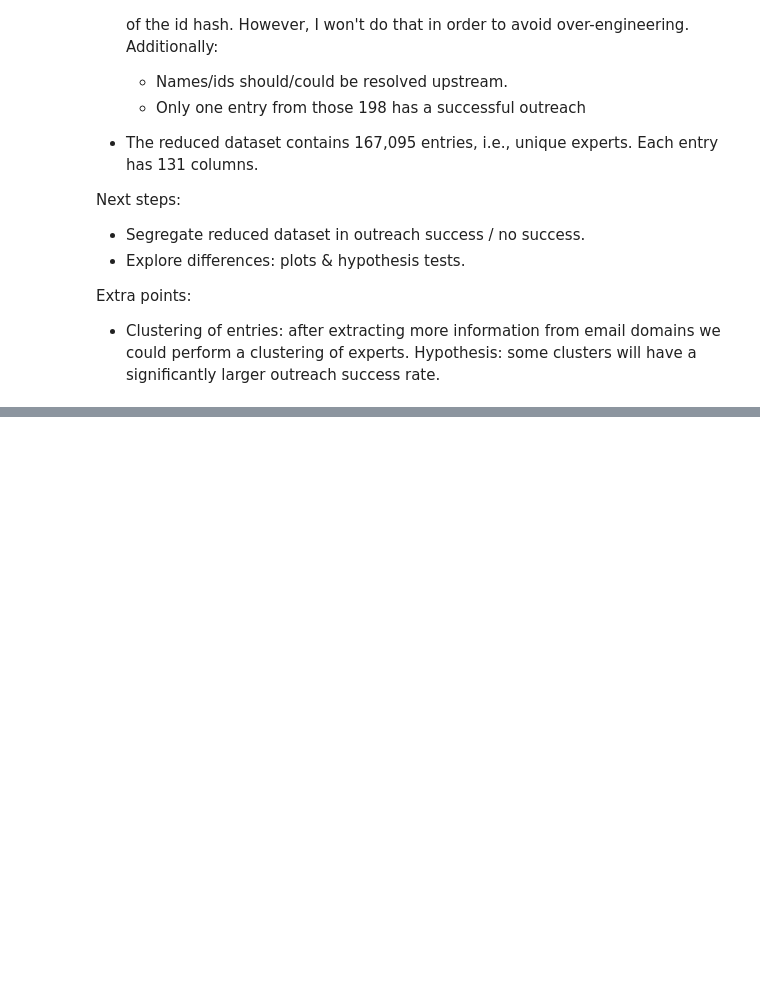
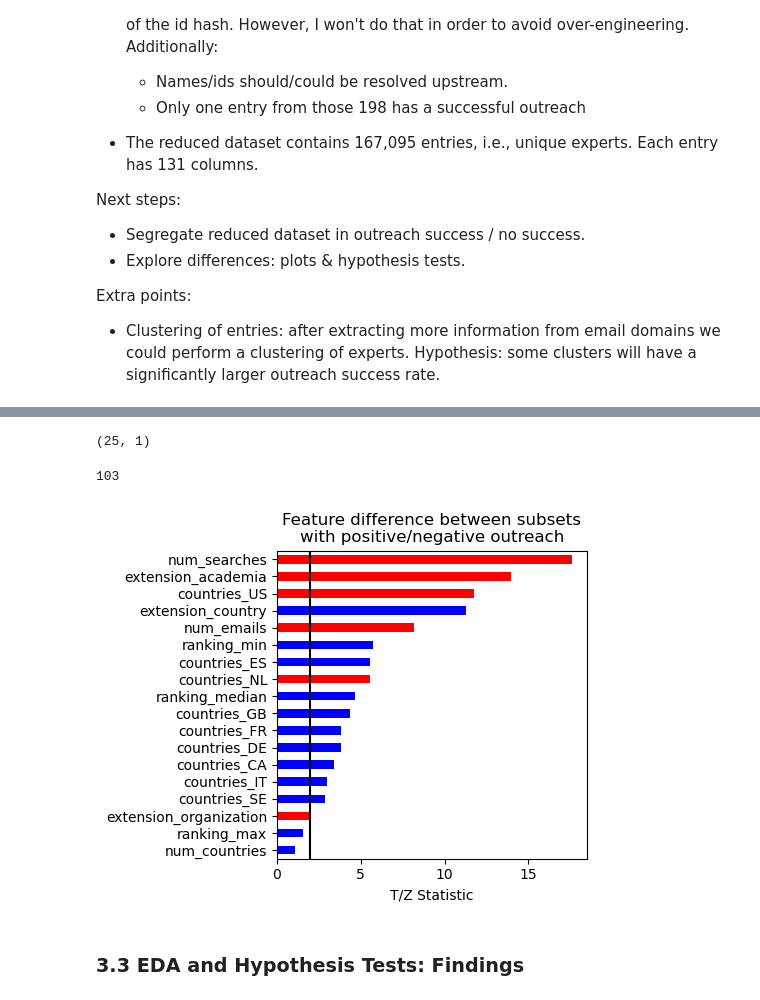
Before and after one commit to mxagar/expert_chase, a Jupyter notebook: expert_analysis.ipynb, the cells around one changed output, grey strips where cells are left out. Cells and saved outputs as stored; diff of their text form; code cells hidden in the pictures; blank space fills up the shorter version.

Commit message:
feat: hypothesis testing

```diff
--- a/expert_analysis.ipynb
+++ b/expert_analysis.ipynb
@@ -935,0 +1192,36 @@ Hypothesis / Explorations:
+# %%
+# Create data frame with stats
+feature_differences = pd.DataFrame.from_dict(feature_stats, orient='index')
+feature_differences.columns = ['stat']
+# %%
+# Features compared: 25
+feature_differences.shape
+# %% [output]
+(25, 1)
+# %%
+# Features that appeared in a unique split, so could not be compared: 103
+len(features_in_one_group)
+# %% [output]
+103
+# %%
+# Take only absolute stat value
+# but save the stat sign; positive sign means first group has larger aggregate (proportion/mean)
+feature_differences['plus'] = feature_differences['stat'].apply(lambda col: 1 if col > 0 else 0)
+feature_differences['stat'] = np.abs(feature_differences['stat'])
+# %%
+# Pick top k features with largest stats
+# Plot their abs stat value; color-code the stat sign
+# Draw the stat = 2 line, related to the significance level difference
+top_features = 18
+plt.figure(figsize=(4,4))
+feature_differences.sort_values(by='stat', ascending=True, inplace=True)
+color_list = ['b' if el > 0 else 'r' for el in [feature_differences['plus'].iloc[i] for i in range(feature_differences['plus'].shape[0])]]
+feature_differences['stat'][-top_features:].plot(kind='barh', color=color_list[-top_features:])
+plt.plot([2,2], [-1,top_features], 'k-')
+plt.xlabel('T/Z Statistic')
+plt.title('Feature difference between subsets\nwith positive/negative outreach')
+plt.savefig('./assets/feature_comparison_test.png', dpi=200, transparent=False, bbox_inches='tight')
+# %% [output]
+[figure, added]
+# %% [markdown]
+### 3.3 EDA and Hypothesis Tests: Findings
```
Also changed, not shown: parts of 29 cells of this notebook, 2 other files.
